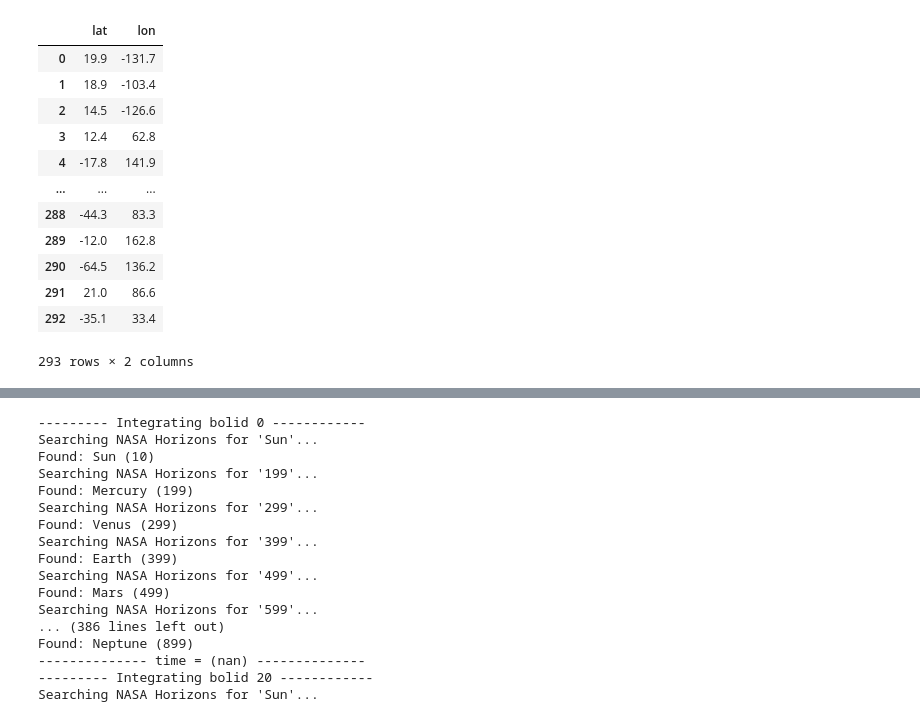
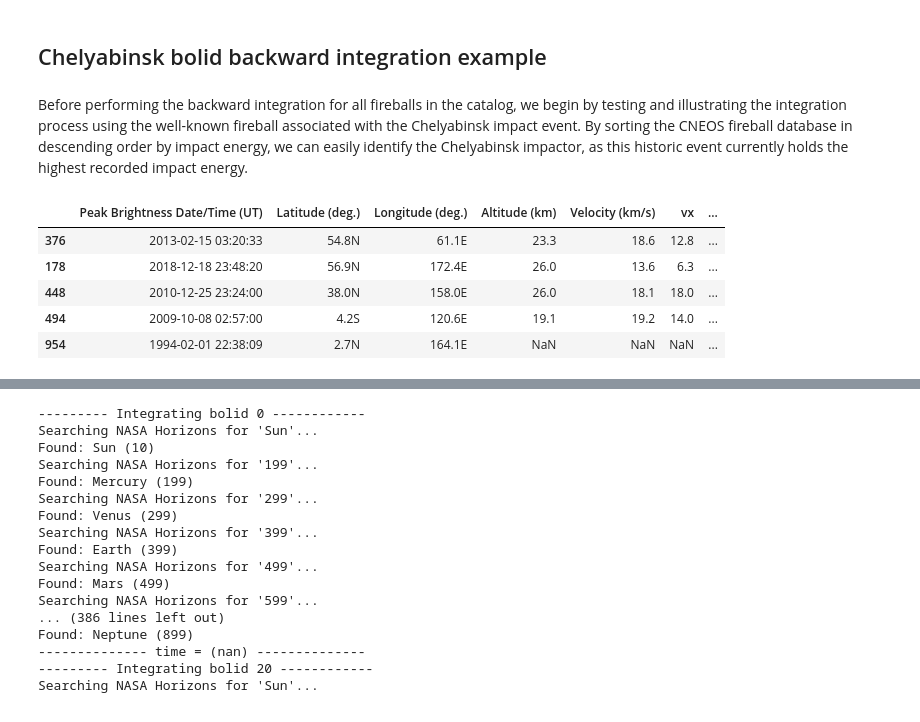
Before and after one commit to JuanitaAgudelo/quasiNEA, a Jupyter notebook: integration.ipynb, the cells around one changed output, grey strips where cells are left out. Saved outputs shown, nothing was run; the diff lists cells and outputs as text; code cells hidden in the pictures.

Commit message:
document chelyabinks example integration

```diff
--- a/integration.ipynb
+++ b/integration.ipynb
@@ -15,8 +15,6 @@ from scipy.optimize import newton
 path = 'data/kernels/'
 spy.furnsh([path + 'naif0012.tls', path + 'pck00010.tpc', path + 'earth_fixed.tf', path + 'earth_720101_230601.bpc', path + 'earth_latest_high_prec.bpc'])
 # %%
-#select the data we need to perform the background integration
+#read the CNEOS fireball database
 
-fireballs = pd.read_csv('data/cneos_fireballs.csv', comment='#')
-fireballs = fireballs[["Peak Brightness Date/Time (UT)", "Latitude (deg.)", "Longitude (deg.)", "Altitude (km)", "vx", "vy", "vz"]].dropna().reset_index()
-fireballs
+data_fireballs = pd.read_csv('data/cneos_fireballs.csv', comment='#')
@@ -37,20 +21,13 @@ fireballs
-# %%
-#we change the format of the geograpical coordinates latitud and longitud to numerical values
-
-fireballs['lat'] = fireballs["Latitude (deg.)"].apply(change_coord)
-fireballs['lon'] = fireballs["Longitude (deg.)"].apply(change_coord)
-fireballs[['lat','lon']]
-# %% [output]
-|  | lat | lon |
-| 0 | 19.9 | -131.7 |
-| 1 | 18.9 | -103.4 |
-| 2 | 14.5 | -126.6 |
-| 3 | 12.4 | 62.8 |
-| 4 | -17.8 | 141.9 |
-| ... | ... | ... |
-| 288 | -44.3 | 83.3 |
-| 289 | -12.0 | 162.8 |
-| 290 | -64.5 | 136.2 |
-| 291 | 21.0 | 86.6 |
-| 292 | -35.1 | 33.4 |
-293 rows × 2 columns
+# %% [markdown]
+## Chelyabinsk bolid backward integration example
+# %% [markdown]
+Before performing the backward integration for all fireballs in the catalog, we begin by testing and illustrating the integration process using the well-known fireball associated with the Chelyabinsk impact event. By sorting the CNEOS fireball database in descending order by impact energy, we can easily identify the Chelyabinsk impactor, as this historic event currently holds the highest recorded impact energy.
+# %%
+data_fireballs.sort_values('Total Radiated Energy (J)', ascending=False).head(5)
+# %% [output]
+|  | Peak Brightness Date/Time (UT) | Latitude (deg.) | Longitude (deg.) | Altitude (km) | Velocity (km/s) | vx | ... |
+| 376 | 2013-02-15 03:20:33 | 54.8N | 61.1E | 23.3 | 18.6 | 12.8 | ... |
+| 178 | 2018-12-18 23:48:20 | 56.9N | 172.4E | 26.0 | 13.6 | 6.3 | ... |
+| 448 | 2010-12-25 23:24:00 | 38.0N | 158.0E | 26.0 | 18.1 | 18.0 | ... |
+| 494 | 2009-10-08 02:57:00 | 4.2S | 120.6E | 19.1 | 19.2 | 14.0 | ... |
+| 954 | 1994-02-01 22:38:09 | 2.7N | 164.1E | NaN | NaN | NaN | ... |
```
Also changed, not shown: parts of 8 cells of this notebook.
